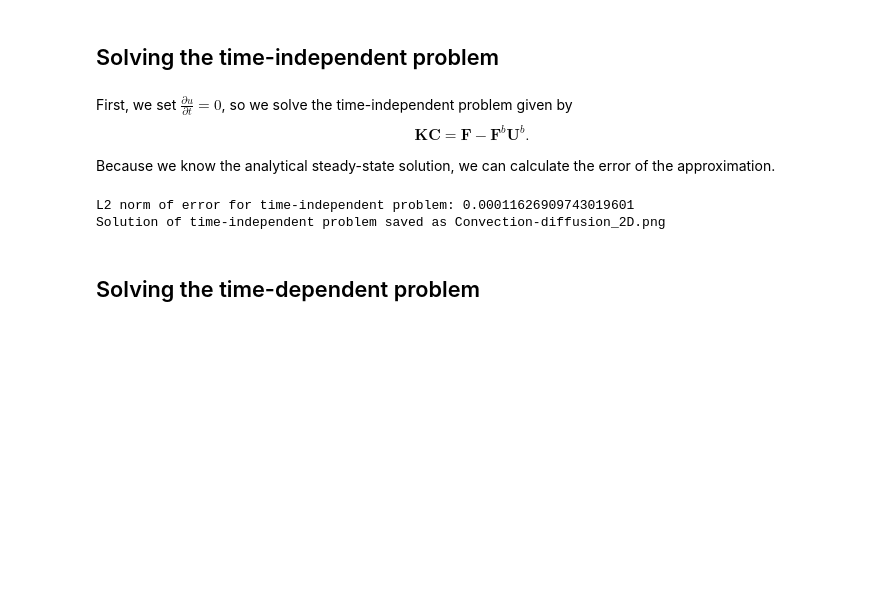
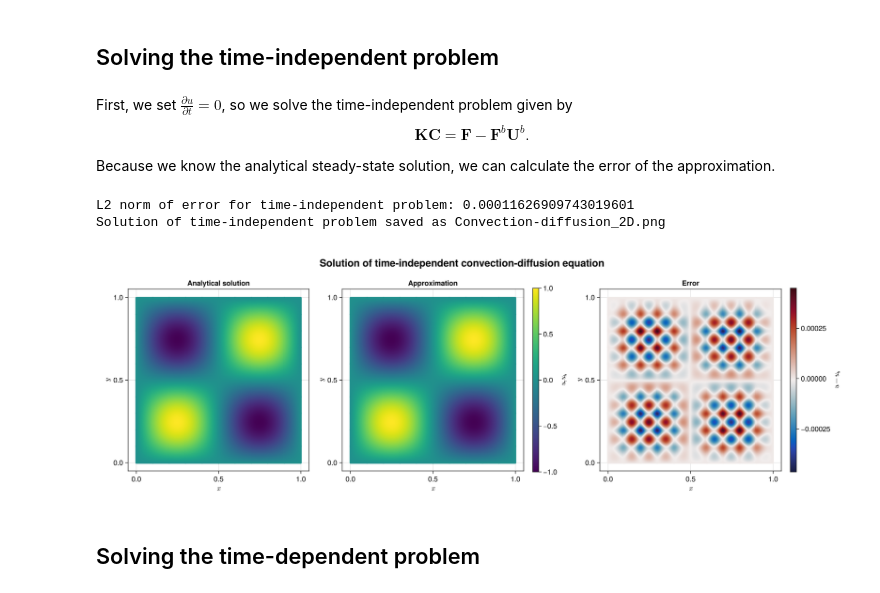
Before and after one commit to jmdankelman/MSc_thesis, a Jupyter notebook: mantis_tests/Convection-diffusion/Convection-diffusion_2D.ipynb, the cells around one changed output. Cells and saved outputs as stored; diff of their text form; code cells hidden in the pictures; blank space fills up the shorter version.

```diff
--- a/mantis_tests/Convection-diffusion/Convection-diffusion_2D.ipynb
+++ b/mantis_tests/Convection-diffusion/Convection-diffusion_2D.ipynb
@@ -230,6 +230,7 @@ xe_analytical, ye_analytical, ue_analytical = evaluate_solution(u_analytical)
 xe_h, ye_h, ue_h = evaluate_solution(u_h)
 xe_err, ye_err, ue_err = evaluate_solution(u_analytical - u_h)
 
+GLMakie.activate!(inline=true)
 fig = Figure(size=(1500, 500))
 
 Label(
@@ -283,33 +284,35 @@ p2 = scatter!(
 Colorbar(fig[1, 3], p1, label=L"u, u_h")
 
 ax3 = Axis(
     fig[1, 4],
     title="Error",
     xlabel=L"x",
     ylabel=L"y",
     aspect=DataAspect()
 )
 
 col_min = minimum(ue_err)
 col_max = maximum(ue_err)
 
 p3 = scatter!(
     ax3,
     xe_err,
     ye_err;
     color=ue_err,
     colormap=:balance,
     colorrange=(col_min, col_max),
     markersize=5
 )
 
 Colorbar(fig[1, 5], p3, label=L"u-u_h")
 
 save("Convection-diffusion_2D.png", fig)
 println("Solution of time-independent problem saved as Convection-diffusion_2D.png")
+display(fig);
 # %% [output]
 L2 norm of error for time-independent problem: 0.00011626909743019601
 Solution of time-independent problem saved as Convection-diffusion_2D.png
+[figure, added]
 # %% [markdown]
 ## Solving the time-dependent problem
 # %% [markdown]
```
Also changed, not shown: parts of 1 cell of this notebook, 1 other file.
